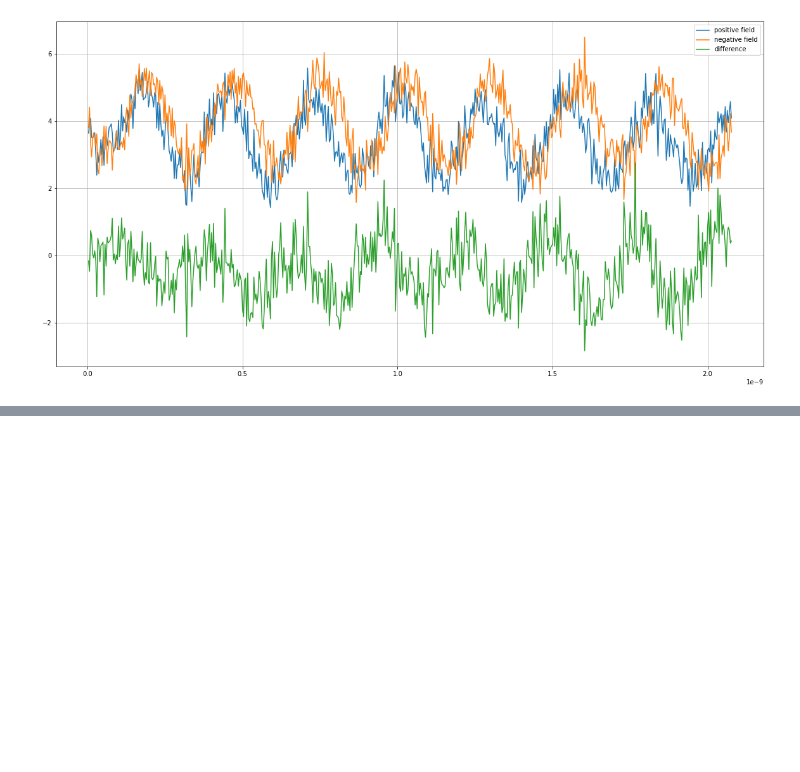
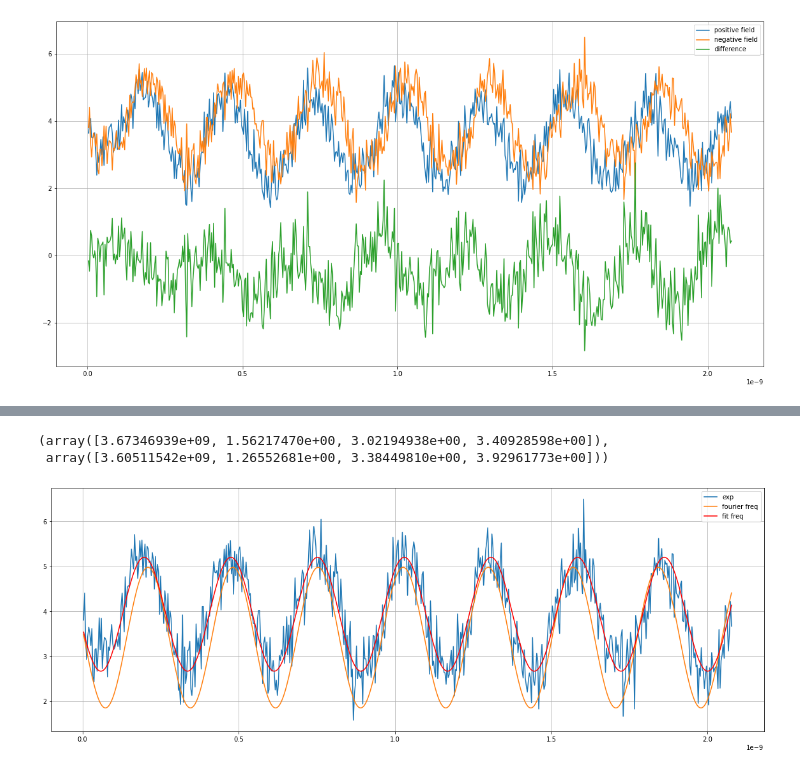
Before and after one commit to Semyonov-as/Python_Modelling, a Jupyter notebook: exp_fit.ipynb, the cells around one changed output, grey strips where cells are left out. Drawn from its saved outputs; the diff is of its cells as text; code cells hidden in the pictures; blank space fills up the shorter version.

```diff
--- a/exp_fit.ipynb
+++ b/exp_fit.ipynb
@@ -93,0 +88,19 @@ p_opt, p_opt1
+# %%
+def fit_sine(x, freq, Amp, phase, shift):
+    return Amp*np.sin(2*np.pi*freq*x + phase) + shift
+
+p_opt, _ = curve_fit(fit_sine, data_h_neg[:, 0], data_h_neg[:, 1],
+                 bounds=((freqs[max_neg]-1, 1, 0, 0 ), (freqs[max_neg], 3, 2*np.pi, 5)))
+p_opt1, p_cov = curve_fit(fit_sine, data_h_neg[:, 0], data_h_neg[:, 1], p0=(freqs[max_pos], 1, 1, 1))
+
+plt.figure(figsize=(20, 7))
+plt.plot(data_h_neg[:,0], data_h_neg[:,1], label='exp')
+plt.plot(data_h_neg[:,0], fit_sine(data_h_neg[:,0], *p_opt), label='fourier freq')
+plt.plot(data_h_neg[:,0], fit_sine(data_h_neg[:,0], *p_opt1), 'r', label='fit freq')
+plt.grid()
+plt.legend()
+p_opt, p_opt1
+# %% [output]
+(array([3.67346939e+09, 1.56217470e+00, 3.02194938e+00, 3.40928598e+00]),
+ array([3.60511542e+09, 1.26552681e+00, 3.38449810e+00, 3.92961773e+00]))
+[figure, added]
```
Also changed, not shown: parts of 5 cells of this notebook, 4 other files.
